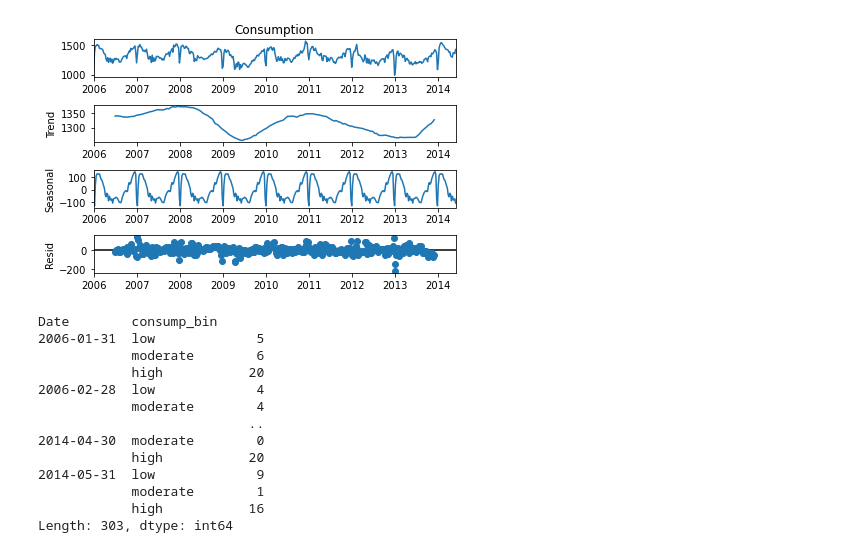
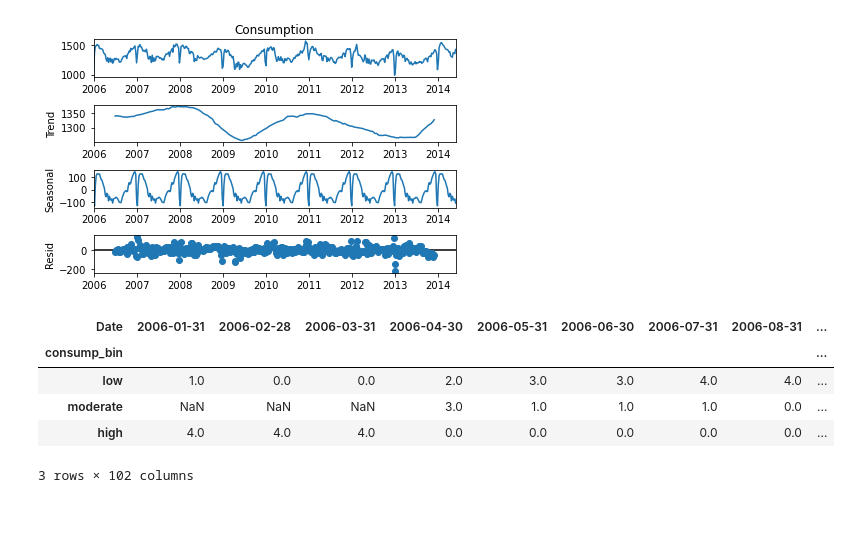
Before and after one commit to NSharick/time-series-exercises, a Jupyter notebook: explore.ipynb, the cells around one changed output. Saved outputs shown, nothing was run; the diff lists cells and outputs as text; code cells hidden in the pictures; blank space fills up the shorter version.

```diff
--- a/explore.ipynb
+++ b/explore.ipynb
@@ -334,22 +334,16 @@ None
 [figure]
 # %%
 #train = train.drop(columns='y(t + 1)')
+train = train.resample('W').mean()
 train['consump_bin'] = pd.qcut(train.Consumption, 3, labels=['low', 'moderate', 'high'])
 train.groupby('consump_bin').resample('M').size().unstack(-1)
 # %% [output]
+| Date | 2006-01-31 | 2006-02-28 | 2006-03-31 | 2006-04-30 | 2006-05-31 | 2006-06-30 | 2006-07-31 | 2006-08-31 | ... |
+| consump_bin |  |  |  |  |  |  |  |  | ... |
+| low | 1.0 | 0.0 | 0.0 | 2.0 | 3.0 | 3.0 | 4.0 | 4.0 | ... |
+| moderate | NaN | NaN | NaN | 3.0 | 1.0 | 1.0 | 1.0 | 0.0 | ... |
+| high | 4.0 | 4.0 | 4.0 | 0.0 | 0.0 | 0.0 | 0.0 | 0.0 | ... |
-Date        consump_bin
-2006-01-31  low             5
-            moderate        6
-            high           20
-2006-02-28  low             4
-            moderate        4
-                           ..
-2014-04-30  moderate        0
-            high           20
-2014-05-31  low             9
-            moderate        1
-            high           16
-Length: 303, dtype: int64
+3 rows × 102 columns
 # %%
 table = train.groupby('consump_bin').resample('M').size().unstack(0)
 table.apply(lambda row: row / row.sum(), axis=1)
```
Also changed, not shown: parts of 3 cells of this notebook.
